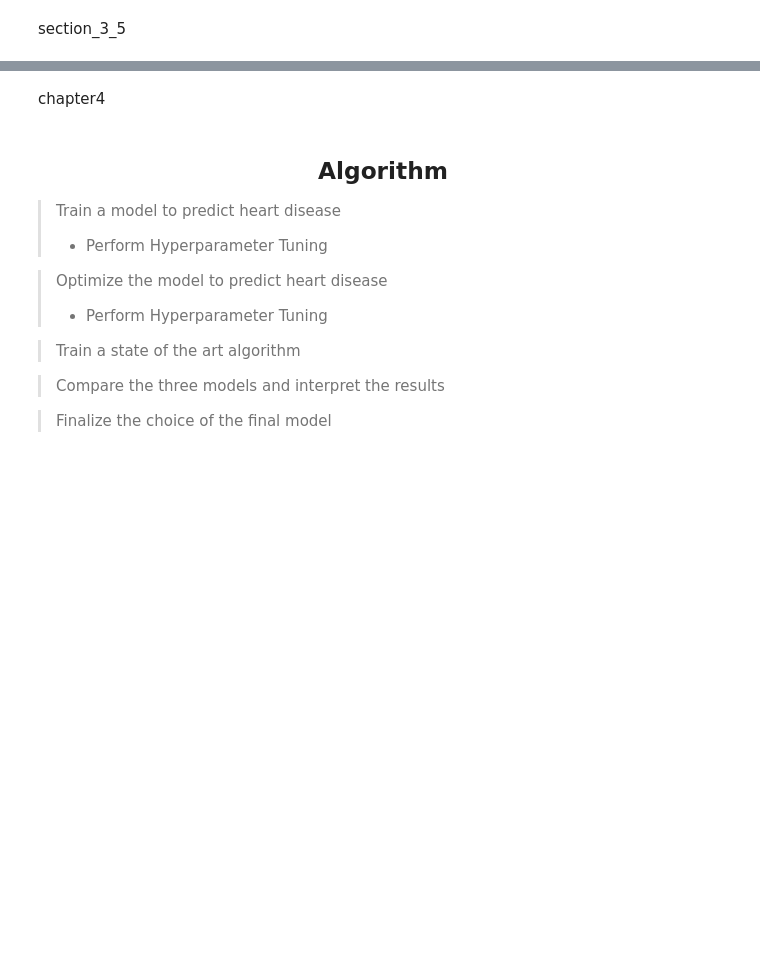
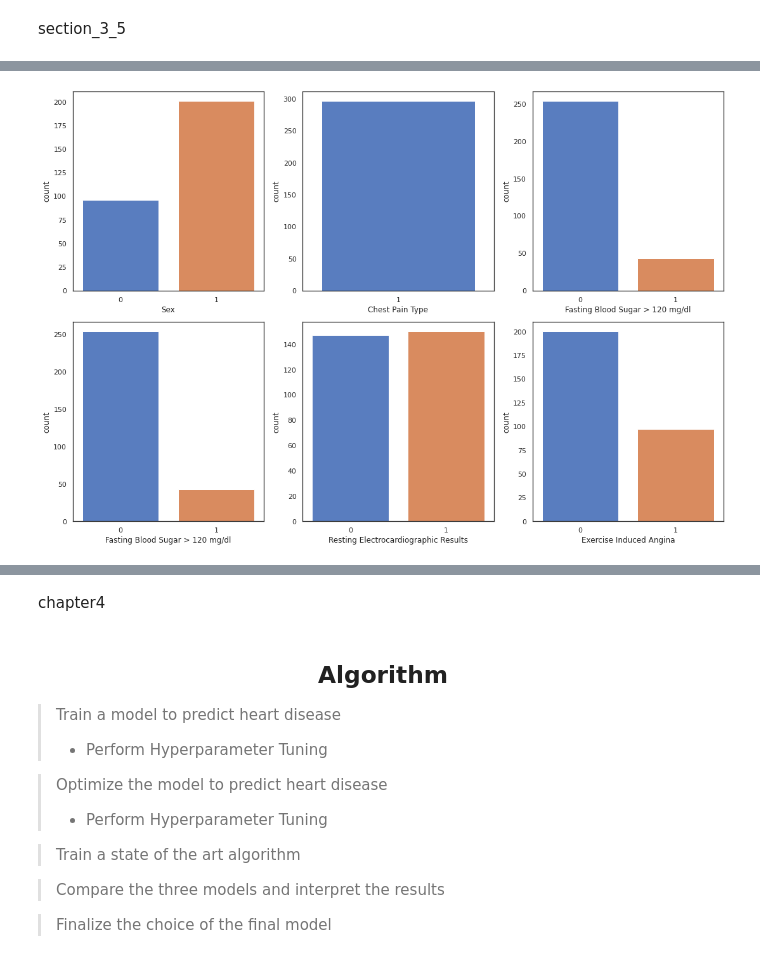
Before and after one commit to Five-Tackle-One/Investigative-Analysis-of-Heart-Disease-Diagnosis, a Jupyter notebook: Investigative Analysis of Heart Disease Diagnosis.ipynb, the cells around one changed output, grey strips where cells are left out. Cells and saved outputs as stored; diff of their text form; code cells hidden in the pictures; blank space fills up the shorter version.

```diff
--- a/Investigative Analysis of Heart Disease Diagnosis.ipynb
+++ b/Investigative Analysis of Heart Disease Diagnosis.ipynb
@@ -265,0 +304,9 @@ X
+# %%
+n = 3;m = 2
+fig1, f1_axes = plt.subplots(ncols=3, nrows=2, constrained_layout=True,figsize=(15,10))
+for i in range(m):
+    for j in range(n):
+        sns.countplot(data=drop_missing_cleveland, x=list(convert_dict.keys())[i*m + j],ax=f1_axes[i,j])
+        f1_axes[i,j].set_xlabel(names[list(convert_dict.keys())[i*m + j]])
+# %% [output]
+[figure, added]
```
Also changed, not shown: parts of 12 cells of this notebook, 1 other file.
